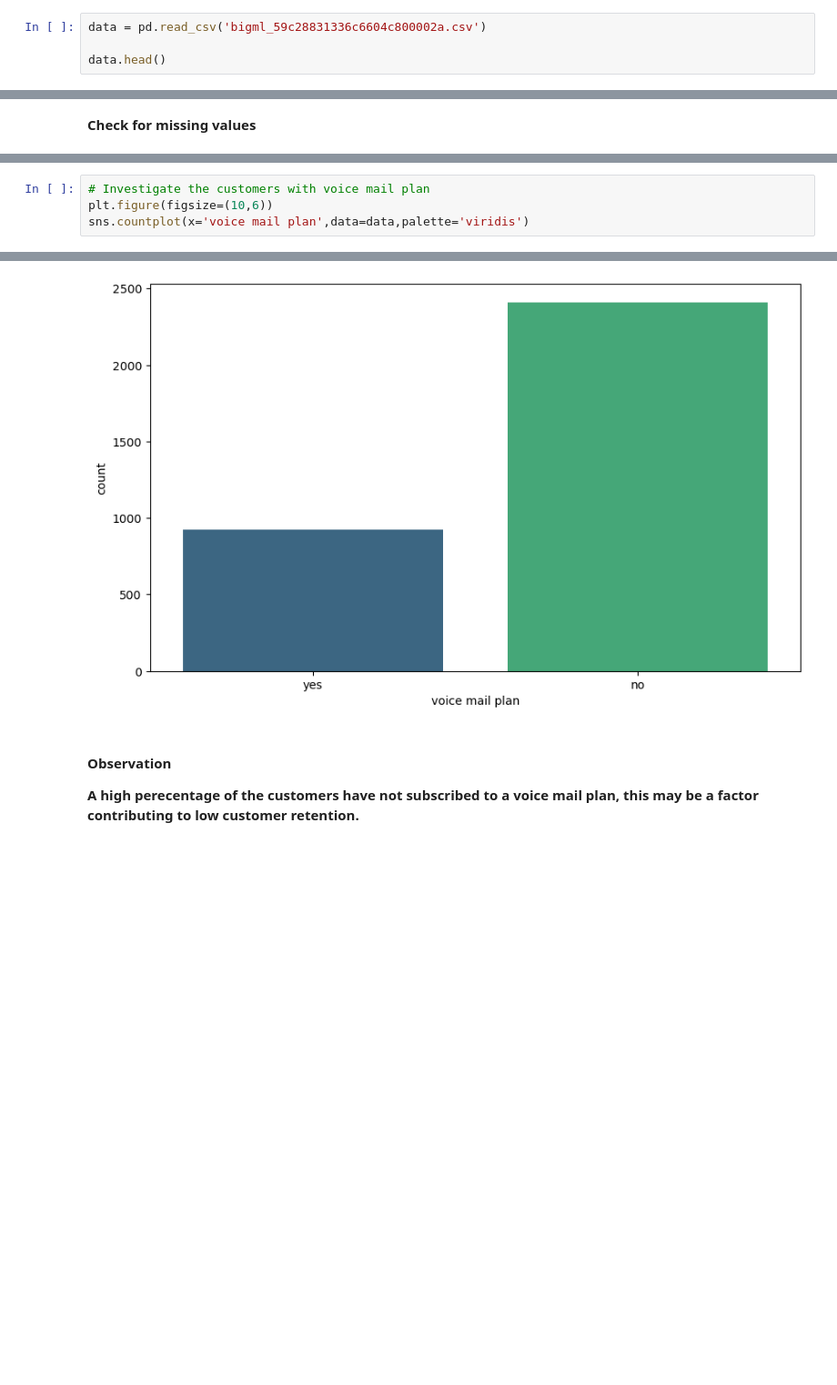
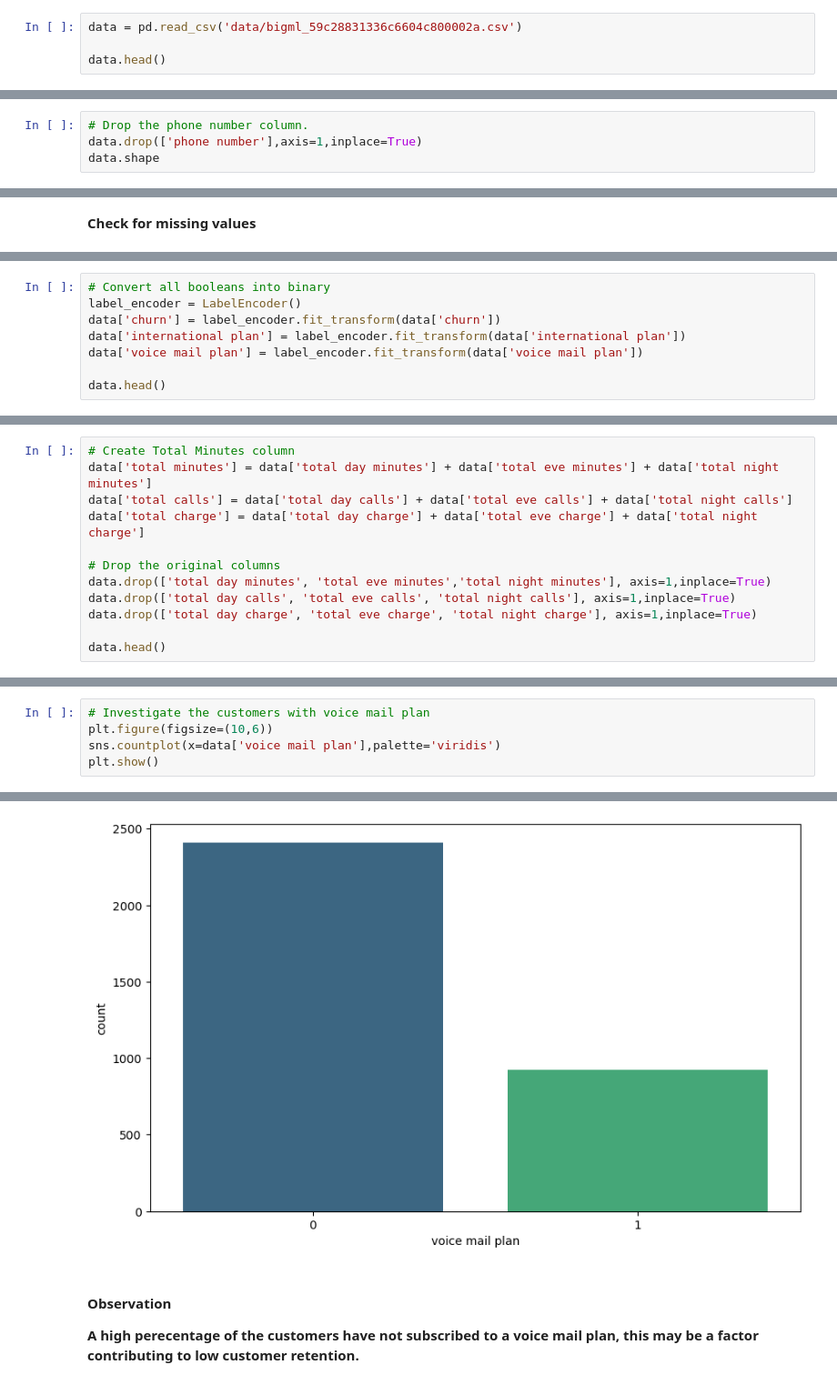
Before and after one commit to georgembugua00/syriatel_customer_churn_project, a Jupyter notebook: notebook.ipynb, the cells around one changed output, grey strips where cells are left out. Shown at 91% size. Cells and saved outputs as stored; diff of their text form; blank space fills up the shorter version.

```diff
--- a/notebook.ipynb
+++ b/notebook.ipynb
@@ -10,5 +11,5 @@ warnings.filterwarnings('ignore')
 # %%
-data = pd.read_csv('bigml_59c28831336c6604c800002a.csv')
+data = pd.read_csv('data/bigml_59c28831336c6604c800002a.csv')
 
 data.head()
 # %% [output]
@@ -138,3 +143,7 @@ sns.countplot(x='churn',data=data,palette='viridis')
 # %% [output]
 <Axes: xlabel='churn', ylabel='count'>
 [figure]
+# %%
+# Drop the phone number column.
+data.drop(['phone number'],axis=1,inplace=True)
+data.shape
@@ -183,0 +188,8 @@ null
+# %%
+# Convert all booleans into binary
+label_encoder = LabelEncoder()
+data['churn'] = label_encoder.fit_transform(data['churn'])
+data['international plan'] = label_encoder.fit_transform(data['international plan'])
+data['voice mail plan'] = label_encoder.fit_transform(data['voice mail plan'])
+
+data.head()
@@ -183,0 +211,12 @@ null
+# %%
+# Create Total Minutes column
+data['total minutes'] = data['total day minutes'] + data['total eve minutes'] + data['total night minutes']
+data['total calls'] = data['total day calls'] + data['total eve calls'] + data['total night calls']
+data['total charge'] = data['total day charge'] + data['total eve charge'] + data['total night charge']
+
+# Drop the original columns
+data.drop(['total day minutes', 'total eve minutes','total night minutes'], axis=1,inplace=True)
+data.drop(['total day calls', 'total eve calls', 'total night calls'], axis=1,inplace=True)
+data.drop(['total day charge', 'total eve charge', 'total night charge'], axis=1,inplace=True)
+
+data.head()
@@ -184,5 +246,6 @@ null
 # %%
 # Investigate the customers with voice mail plan
 plt.figure(figsize=(10,6))
-sns.countplot(x='voice mail plan',data=data,palette='viridis')
+sns.countplot(x=data['voice mail plan'],palette='viridis')
+plt.show()
 # %% [output]
@@ -190,4 +252,4 @@ sns.countplot(x='voice mail plan',data=data,palette='viridis')
-[figure, old version]
+[figure, new version]
 # %% [markdown]
 #### Observation
 
```
Also changed, not shown: parts of 29 cells of this notebook.
